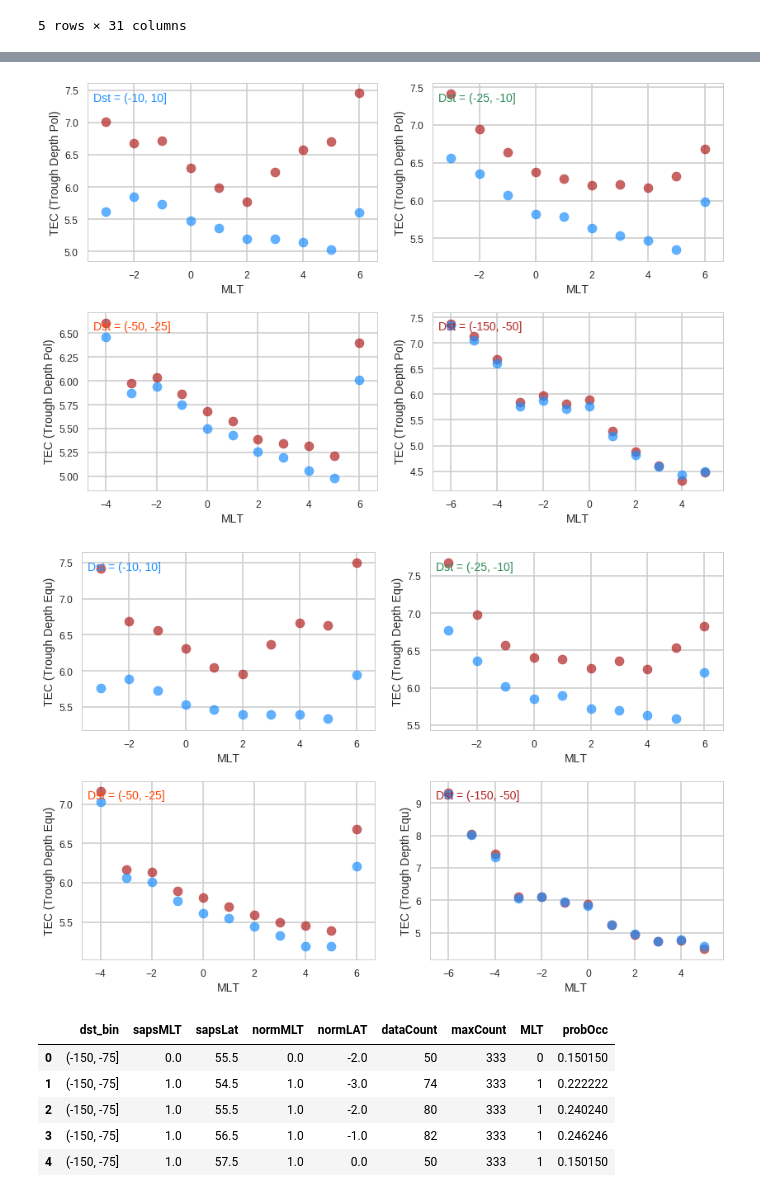
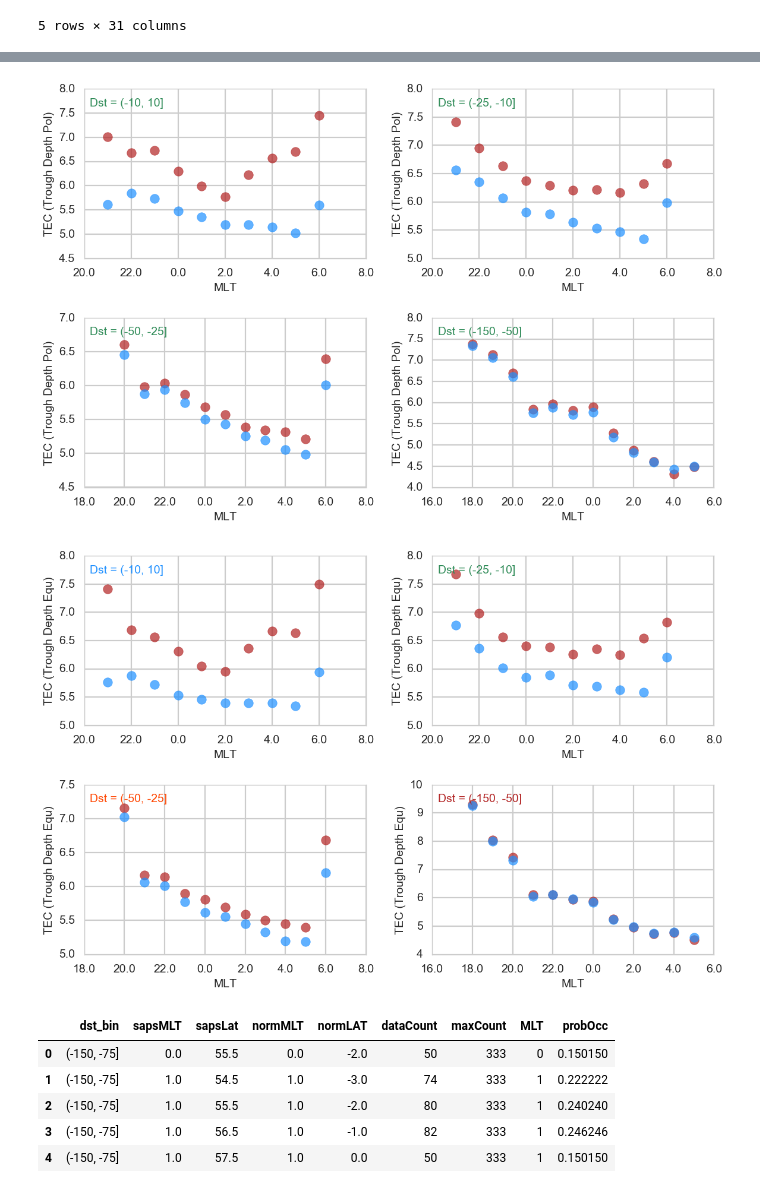
Before and after one commit to bharatreddy/sapstec, a Jupyter notebook: ipy/saps_tec.ipynb, the cells around one changed output, grey strips where cells are left out. Drawn from its saved outputs; the diff is of its cells as text; code cells hidden in the pictures.

```diff
--- a/ipy/saps_tec.ipynb
+++ b/ipy/saps_tec.ipynb
@@ -448,10 +491,11 @@ for dstInd, currDst in enumerate(dstBinArrSorted):
 
     axArr[dstInd].text(0.02, 0.9,  "Dst = " + currDst,
             transform=axArr[dstInd].transAxes,
-            color=colDict[currDst], fontsize=14)
+            color='seagreen', fontsize=14)
     axArr[dstInd].set_xlabel("MLT", fontsize=14)
     axArr[dstInd].set_ylabel("TEC (Trough Minimum)", fontsize=14)
-    axArr[dstInd].tick_params(labelsize=12)
+    axArr[dstInd].tick_params(labelsize=14)
+    axArr[dstInd].xaxis.set_major_formatter(FuncFormatter(format_mlt_normMLT_ticks))
 plt.tight_layout()
 plt.savefig("../figs/trghMin-TEC-compr.eps",bbox_inches='tight')
 # %% [output]
@@ -467,36 +511,37 @@ axArr.append( f.add_subplot(2,2,1) )
 axArr.append( f.add_subplot(2,2,2) )
 axArr.append( f.add_subplot(2,2,3) )
 axArr.append( f.add_subplot(2,2,4) )
 
 for dstInd, currDst in enumerate(dstBinArrSorted):
     currSapsDF = trghMeanSapsDF[ trghMeanSapsDF["dst_bin"] == currDst ]
     currAllDF = trghMeanDF[ trghMeanDF["dst_bin"] == currDst ]
 
     axArr[dstInd].scatter(currSapsDF['normMLT'],
             currSapsDF['tecPol_mean'],
             marker='o',
             color="firebrick",
             alpha=0.7,
             s = 124,
             label='SAPS TIME')
     axArr[dstInd].scatter(currAllDF['normMLT'],
             currAllDF['tecPol_mean'],
             marker='o',
             color="dodgerblue",
             alpha=0.7,
             s = 124,
             label='NON SAPS TIME')
 
     axArr[dstInd].text(0.02, 0.9,  "Dst = " + currDst,
             transform=axArr[dstInd].transAxes,
-            color=colDict[currDst], fontsize=14)
+            color='seagreen', fontsize=14)
     axArr[dstInd].set_xlabel("MLT", fontsize=14)
     axArr[dstInd].set_ylabel("TEC (Trough Depth Pol)", fontsize=14)
-    axArr[dstInd].tick_params(labelsize=12)
+    axArr[dstInd].tick_params(labelsize=14)
+    axArr[dstInd].xaxis.set_major_formatter(FuncFormatter(format_mlt_normMLT_ticks))
 plt.tight_layout()
 plt.savefig("../figs/trghDepPol-TEC-compr.eps",bbox_inches='tight')
 # %% [output]
-[figure, old version]
+[figure, new version]
 # %%
 dstBinArrSorted = ['(-10, 10]', '(-25, -10]', '(-50, -25]', '(-150, -50]']
 
@@ -533,11 +578,12 @@ for dstInd, currDst in enumerate(dstBinArrSorted):
             color=colDict[currDst], fontsize=14)
     axArr[dstInd].set_xlabel("MLT", fontsize=14)
     axArr[dstInd].set_ylabel("TEC (Trough Depth Equ)", fontsize=14)
-    axArr[dstInd].tick_params(labelsize=12)
+    axArr[dstInd].tick_params(labelsize=14)
+    axArr[dstInd].xaxis.set_major_formatter(FuncFormatter(format_mlt_normMLT_ticks))
 plt.tight_layout()
 plt.savefig("../figs/trghDepEqu-TEC-compr.eps",bbox_inches='tight')
 # %% [output]
-[figure, old version]
+[figure, new version]
 # %%
 # Here we'll compare SAPS mean location with TEC Boundaries and Min loc!!!
 sapsProbFileName = "../data/sapsProbs.txt"
```
Also changed, not shown: parts of 6 cells of this notebook, 6 other files.
